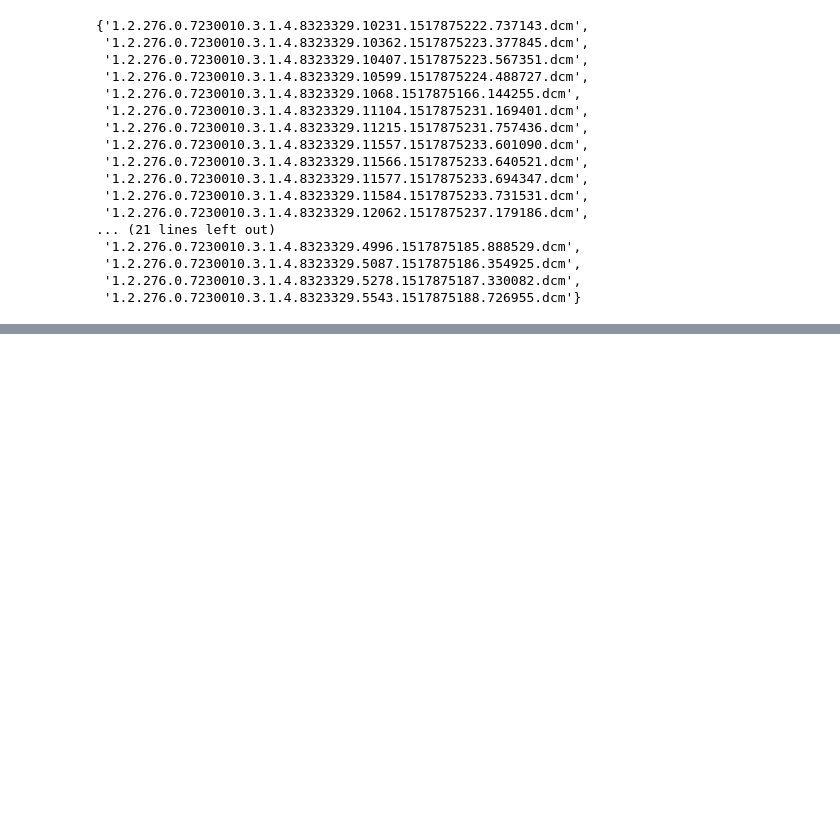
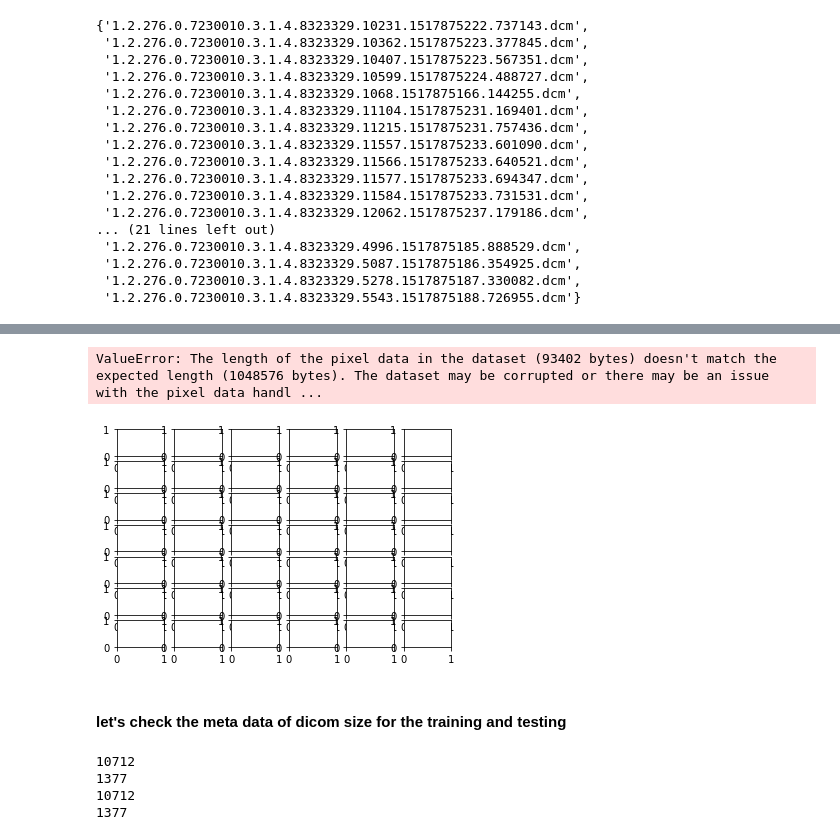
Before and after one commit to kshannon/pneumothorax-segmentation, a Jupyter notebook: eda/data_sanity_check.ipynb, the cells around one changed output, grey strips where cells are left out. Saved outputs shown, nothing was run; the diff lists cells and outputs as text; code cells hidden in the pictures; blank space fills up the shorter version.

```diff
--- a/eda/data_sanity_check.ipynb
+++ b/eda/data_sanity_check.ipynb
@@ -122,0 +171,21 @@ sym_diff
+# %%
+fig, ax = plt.subplots(nrows=7, ncols=6)
+
+count = 0
+for row in ax:
+    for col in row:
+        ds = pydicom.read_file(bad_actors_paths[count], force=True)
+        ds.file_meta.TransferSyntaxUID = pydicom.uid.ImplicitVRLittleEndian  # or whatever is the correct transfer syntax for the file
+        img = ds.pixel_array
+        plt.imshow(img, cmap=plt.cm.bone)
+        count+= 1
+        if count == len(bad_actors_paths):
+            break
+#
+
+plt.show()
+# %% [output]
+ValueError: The length of the pixel data in the dataset (93402 bytes) doesn't match the expected length (1048576 bytes). The dataset may be corrupted or there may be an issue with the pixel data handl ...
+[figure, added]
+# %% [markdown]
+#### let's check the meta data of dicom size for the training and testing
@@ -122,0 +309,12 @@ sym_diff
+# %%
+print(len(train_metadata))
+print(len(test_metadata))
+train_df = pd.DataFrame.from_dict(train_metadata)
+test_df = pd.DataFrame.from_dict(test_metadata)
+print(len(train_df.index))
+print(len(test_df.index))
+# %% [output]
+10712
+1377
+10712
+1377
```
Also changed, not shown: parts of 25 cells of this notebook.
